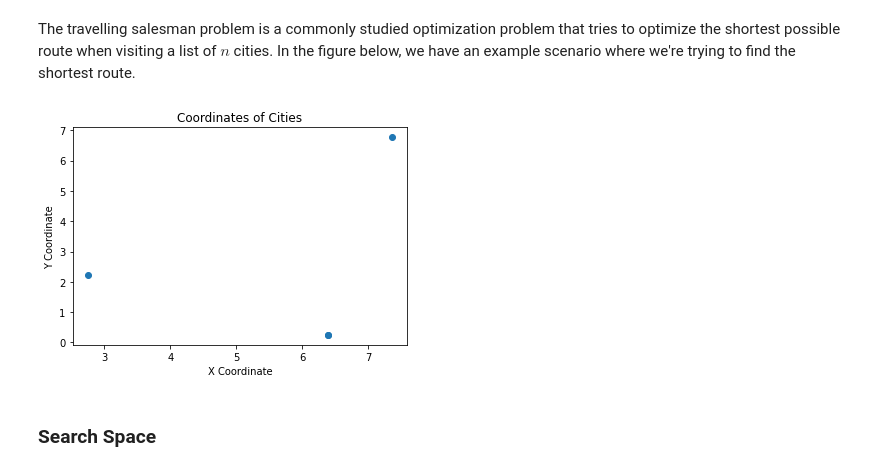
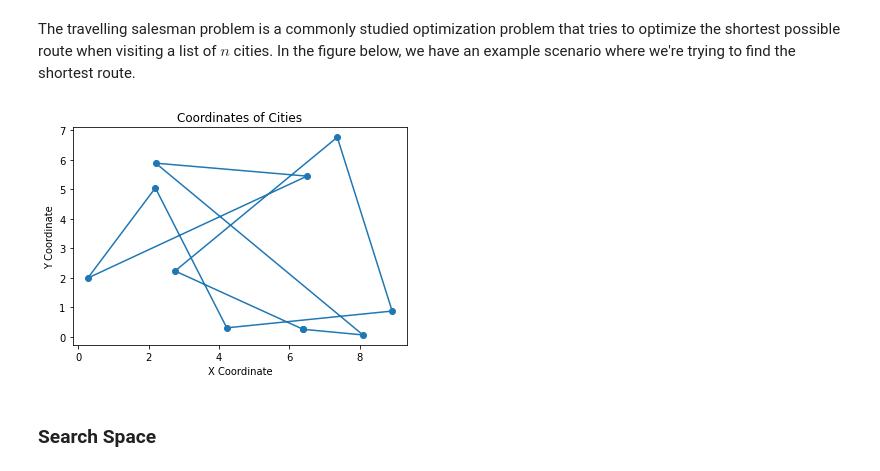
Before and after one commit to evandros-ks/fastblog, a Jupyter notebook: _notebooks/2021-12-22-Tabu_Search.ipynb, the cells around one changed output. Cells and saved outputs as stored; diff of their text form; code cells hidden in the pictures.

```diff
--- a/_notebooks/2021-12-22-Tabu_Search.ipynb
+++ b/_notebooks/2021-12-22-Tabu_Search.ipynb
@@ -192,23 +192,23 @@ The travelling salesman problem is a commonly studied optimization problem that
 # %%
 import matplotlib.pyplot as plt
 import random
 
 random.seed(42)
 
-num_cities = 3
+num_cities = 10
 coordinates = [(round(random.uniform(0, 10), 2), round(random.uniform(0, 10), 2)) for _ in range(num_cities)]
 coordinates = coordinates + [coordinates[0]]
 
 plt.scatter(*zip(*(coordinates)))
-# plt.scatter(*zip(*(coordinates+[coordinates[0]])))
-# plt.plot(*zip(*(coordinates+[coordinates[0]])))
+plt.plot(*zip(*(coordinates)))
+
 
 plt.title('Coordinates of Cities')
 plt.xlabel('X Coordinate')
 plt.ylabel('Y Coordinate')
 plt.show()
 # %% [output]
-[figure, old version]
+[figure, new version]
 # %% [markdown]
 ### Search Space
 # %% [markdown]
```
Also changed, not shown: parts of 12 cells of this notebook.
